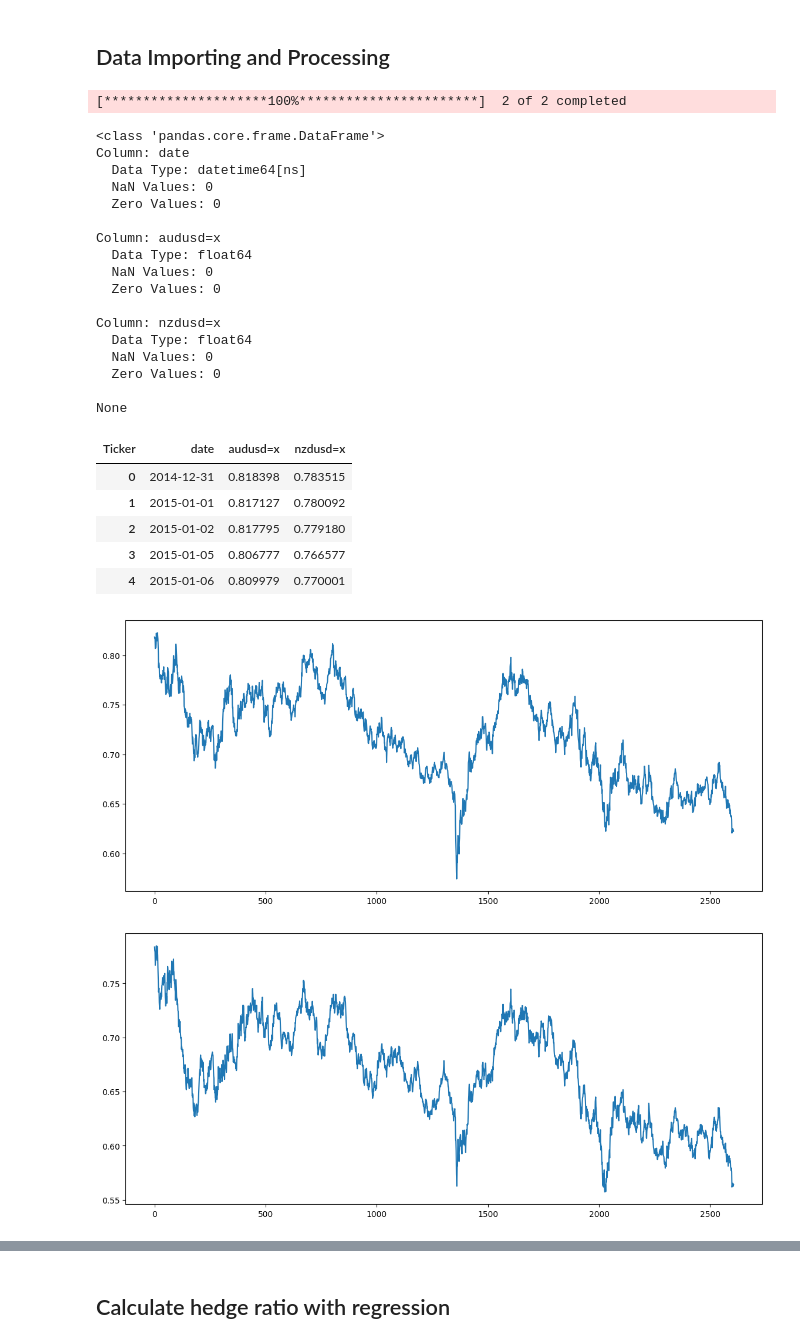
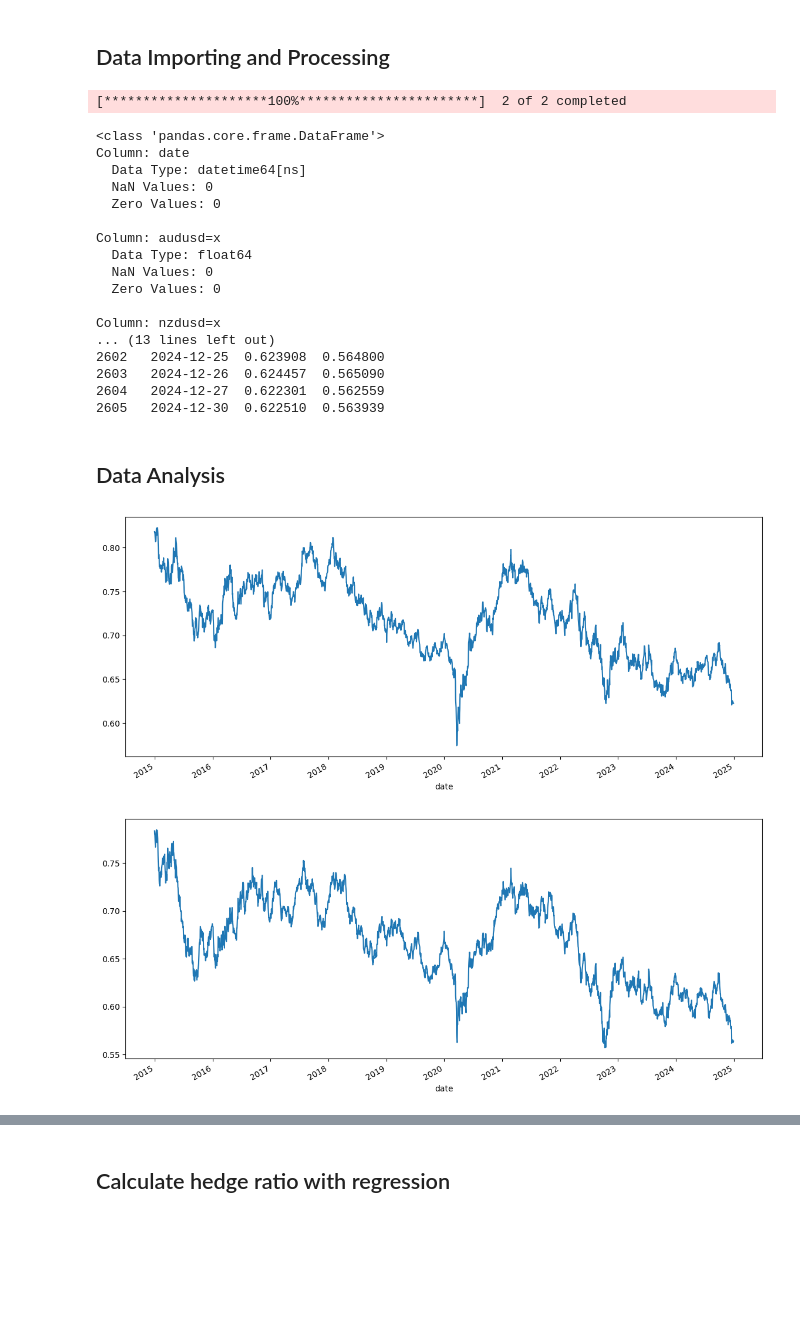
Before and after one commit to martinescobars/pairs-trading, a Jupyter notebook: strat_wq_pairs_trading.ipynb, the cells around one changed output, grey strips where cells are left out. Saved outputs shown, nothing was run; the diff lists cells and outputs as text; code cells hidden in the pictures; blank space fills up the shorter version.

```diff
--- a/strat_wq_pairs_trading.ipynb
+++ b/strat_wq_pairs_trading.ipynb
@@ -94,12 +77,13 @@ end_date = '2024-12-31'
 #tickers = ['BZ=F', 'CL=F']
 tickers = ['AUDUSD=X', 'NZDUSD=X']
 
-data = fetch_yf(tickers, start_date, end_date)
+df = fetch_yf(tickers, start_date, end_date)
 
-data.fillna(method='ffill', inplace=True)
+df.fillna(method='ffill', inplace=True)
 
-print(analyze_dataset(data))
-data.head(5)
+print(analyze_dataset(df))
+print(df.head(5))
+print(df.tail(5))
 # %% [output]
 [*********************100%***********************]  2 of 2 completed
 <class 'pandas.core.frame.DataFrame'>
@@ -114,29 +98,28 @@ Column: audusd=x
   Zero Values: 0
 
 Column: nzdusd=x
-  Data Type: float64
-  NaN Values: 0
-  Zero Values: 0
-
-None
+... (13 lines left out)
+2602   2024-12-25  0.623908  0.564800
+2603   2024-12-26  0.624457  0.565090
+2604   2024-12-27  0.622301  0.562559
+2605   2024-12-30  0.622510  0.563939
-| Ticker | date | audusd=x | nzdusd=x |
-| 0 | 2014-12-31 | 0.818398 | 0.783515 |
-| 1 | 2015-01-01 | 0.817127 | 0.780092 |
-| 2 | 2015-01-02 | 0.817795 | 0.779180 |
-| 3 | 2015-01-05 | 0.806777 | 0.766577 |
-| 4 | 2015-01-06 | 0.809979 | 0.770001 |
+# %% [markdown]
+## Data Analysis
 # %%
+
+data = df.copy()
+data.set_index('date', inplace=True)
 s1 = pd.Series(data['audusd=x'])
 s1.plot(figsize=(14,6))
 plt.show()
 # %% [output]
-[figure, old version]
+[figure, new version]
 # %%
 s2 = pd.Series(data['nzdusd=x'])
 s2.plot(figsize=(14,6))
 plt.show()
 # %% [output]
-[figure, old version]
+[figure, new version]
 # %%
 pd.concat([s1, s2], axis=1).plot(figsize=(15,6))
 plt.show()
```
Also changed, not shown: parts of 6 cells of this notebook.
